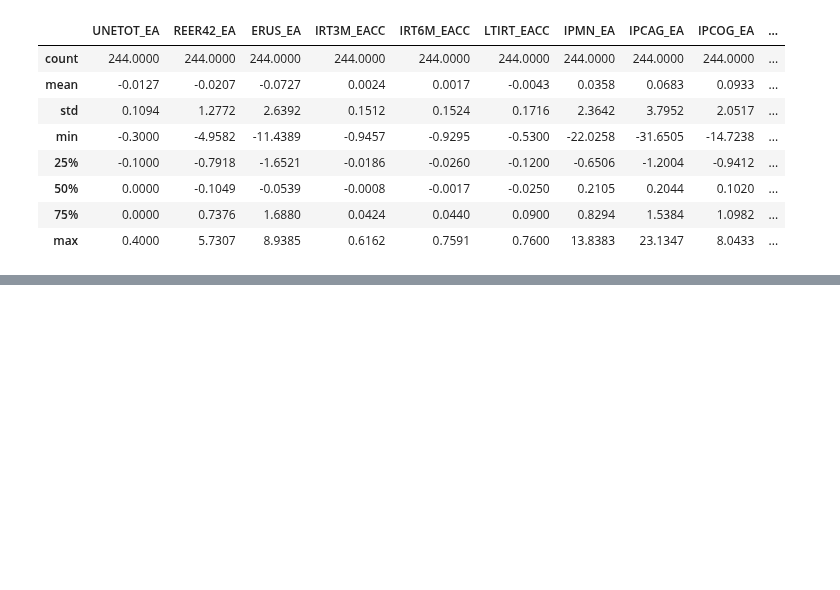
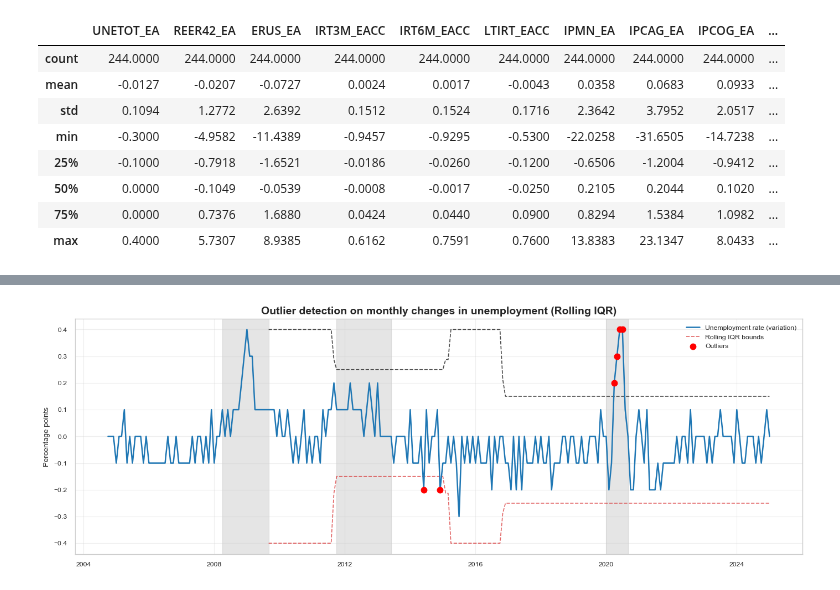
Before and after one commit to Timodang/Macro-financial-index, a Jupyter notebook: main.ipynb, the cells around one changed output, grey strips where cells are left out. Saved outputs shown, nothing was run; the diff lists cells and outputs as text; code cells hidden in the pictures; blank space fills up the shorter version.

```diff
--- a/main.ipynb
+++ b/main.ipynb
@@ -1571,0 +321,91 @@ Common variables: {'ICONFIX_EA', 'TRNNDCOG_EA', 'M1_EACC', 'RTCONFIX_EA', 'CCI_E
+# %%
+u_diff = df_final["UNETOT_EA"].dropna()
+# ============================================================================
+# 1/ We study outliers in the target variable
+# ============================================================================
+
+# Rolling IQR
+window = 60  # 5 years
+q1 = u_diff.rolling(window).quantile(0.25)
+q3 = u_diff.rolling(window).quantile(0.75)
+iqr = q3 - q1
+lower = q1 - 1.5 * iqr
+upper = q3 + 1.5 * iqr
+outliers = (u_diff < lower) | (u_diff > upper)
+print("Outliers detected:", outliers.sum())
+# We distinguish for "recession outliers" VS "expansion outliers"
+rec = cepr_m["recession_cepr"].reindex(u_diff.index).fillna(0).astype(int)
+outliers_rec = outliers & (rec == 1)
+outliers_exp = outliers & (rec == 0)
+print("Outliers during CEPR recessions :", outliers_rec.sum())
+print("Outliers outside recessions    :", outliers_exp.sum())
+
+# We plot IQR analysis
+fig, ax = plt.subplots(figsize=(14, 5))
+ax.plot(u_diff.index, u_diff, linewidth=1.8, label="Unemployment rate (variation)", zorder=3)
+ax.plot(lower.index, lower, linestyle="--", alpha=0.7, label="Rolling IQR bounds")
+ax.plot(upper.index, upper, linestyle="--", alpha=0.7)
+ax.scatter(
+    u_diff.index[outliers],
+    u_diff[outliers],
+    color="red", s=60, zorder=5, label="Outliers"
+)
+# CEPR recession shading
+in_rec = rec.eq(1)
+starts = u_diff.index[in_rec & ~in_rec.shift(1, fill_value=False)]
+ends   = u_diff.index[in_rec & ~in_rec.shift(-1, fill_value=False)]
+for s, e in zip(starts, ends):
+    ax.axvspan(s, e, color="grey", alpha=0.2, zorder=0)
+ax.set_title(
+    "Outlier detection on monthly changes in unemployment (Rolling IQR)",
+    fontsize=14, fontweight="bold"
+)
+ax.set_ylabel("Percentage points")
+ax.legend(frameon=False)
+ax.grid(True, alpha=0.3)
+plt.tight_layout()
+plt.savefig("images/outliers_unemployment.png", dpi=300, bbox_inches="tight")
+plt.show()
+
+# ============================================================================
+# 2/ We study outliers in the features
+# ============================================================================
+numeric_cols = df_final.select_dtypes(include=[np.number]).columns.tolist()
+
+
+scaler = RobustScaler()
+X = pd.DataFrame(
+    scaler.fit_transform(df_final[numeric_cols]),
+    index=df_final.index,
+    columns=numeric_cols
+)
+outlier_counts = {}
+for col in X.columns:
+    s = X[col].dropna()
+    if len(s) > 50:
+        q1 = s.quantile(0.25)
+        q3 = s.quantile(0.75)
+        iqr = q3 - q1
+        lower = q1 - 1.5 * iqr
+        upper = q3 + 1.5 * iqr
+        outlier_counts[col] = ((s < lower) | (s > upper)).sum()
+outlier_df = (
+    pd.DataFrame.from_dict(outlier_counts, orient="index", columns=["Outlier_Count"])
+      .sort_values("Outlier_Count", ascending=False)
+)
+outlier_df.head(10)
+fig, ax = plt.subplots(figsize=(12, 7))
+top = outlier_df.head(15)
+ax.barh(top.index, top["Outlier_Count"], alpha=0.7)
+ax.invert_yaxis()
+ax.set_xlabel("Number of outliers (Robust-scaled IQR)")
+ax.set_title(
+    "Top Features with Most Extreme Observations",
+    fontsize=14, fontweight="bold"
+)
+ax.grid(True, axis="x", alpha=0.3)
+
+plt.tight_layout()
+plt.savefig("images/outliers_features.png", dpi=300, bbox_inches="tight")
+plt.show()
+# %% [output]
@@ -1571,0 +415 @@ Common variables: {'ICONFIX_EA', 'TRNNDCOG_EA', 'M1_EACC', 'RTCONFIX_EA', 'CCI_E
+[figure, added]
```
Also changed, not shown: parts of 73 cells of this notebook, 22 other files.
